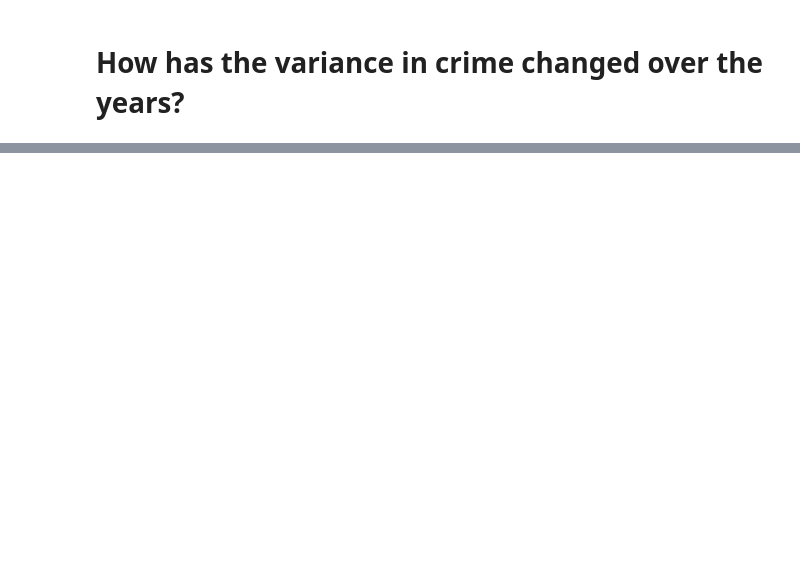
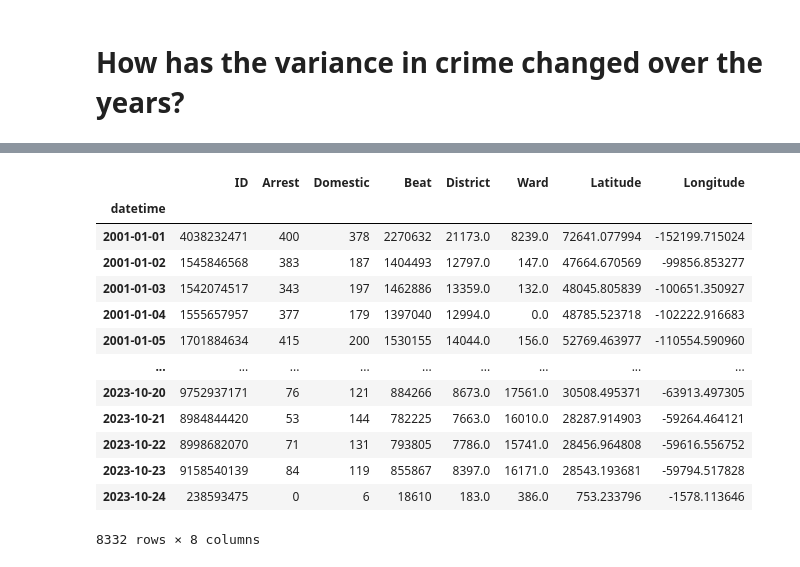
Before and after one commit to evelynmmartinez/preparing-chicago-crime-data, a Jupyter notebook: Project 4_Part 1.ipynb, the cells around one changed output, grey strips where cells are left out. Saved outputs shown, nothing was run; the diff lists cells and outputs as text; code cells hidden in the pictures; blank space fills up the shorter version.

```diff
--- a/Project 4_Part 1.ipynb
+++ b/Project 4_Part 1.ipynb
@@ -438,3 +466,21 @@ df_var = df_ts.copy()
+# %%
+df_var = df_var.set_index('datetime')
+df_ts
+# %% [output]
+|  | ID | Arrest | Domestic | Beat | District | Ward | Latitude | Longitude |
+| datetime |  |  |  |  |  |  |  |  |
+| 2001-01-01 | 4038232471 | 400 | 378 | 2270632 | 21173.0 | 8239.0 | 72641.077994 | -152199.715024 |
+| 2001-01-02 | 1545846568 | 383 | 187 | 1404493 | 12797.0 | 147.0 | 47664.670569 | -99856.853277 |
+| 2001-01-03 | 1542074517 | 343 | 197 | 1462886 | 13359.0 | 132.0 | 48045.805839 | -100651.350927 |
+| 2001-01-04 | 1555657957 | 377 | 179 | 1397040 | 12994.0 | 0.0 | 48785.523718 | -102222.916683 |
+| 2001-01-05 | 1701884634 | 415 | 200 | 1530155 | 14044.0 | 156.0 | 52769.463977 | -110554.590960 |
+| ... | ... | ... | ... | ... | ... | ... | ... | ... |
+| 2023-10-20 | 9752937171 | 76 | 121 | 884266 | 8673.0 | 17561.0 | 30508.495371 | -63913.497305 |
+| 2023-10-21 | 8984844420 | 53 | 144 | 782225 | 7663.0 | 16010.0 | 28287.914903 | -59264.464121 |
+| 2023-10-22 | 8998682070 | 71 | 131 | 793805 | 7786.0 | 15741.0 | 28456.964808 | -59616.556752 |
+| 2023-10-23 | 9158540139 | 84 | 119 | 855867 | 8397.0 | 16171.0 | 28543.193681 | -59794.517828 |
+| 2023-10-24 | 238593475 | 0 | 6 | 18610 | 183.0 | 386.0 | 753.233796 | -1578.113646 |
+8332 rows × 8 columns
 # %%
 data_resampled = df_var.resample('Y').sum()
 data_resampled
```
Also changed, not shown: parts of 13 cells of this notebook.
